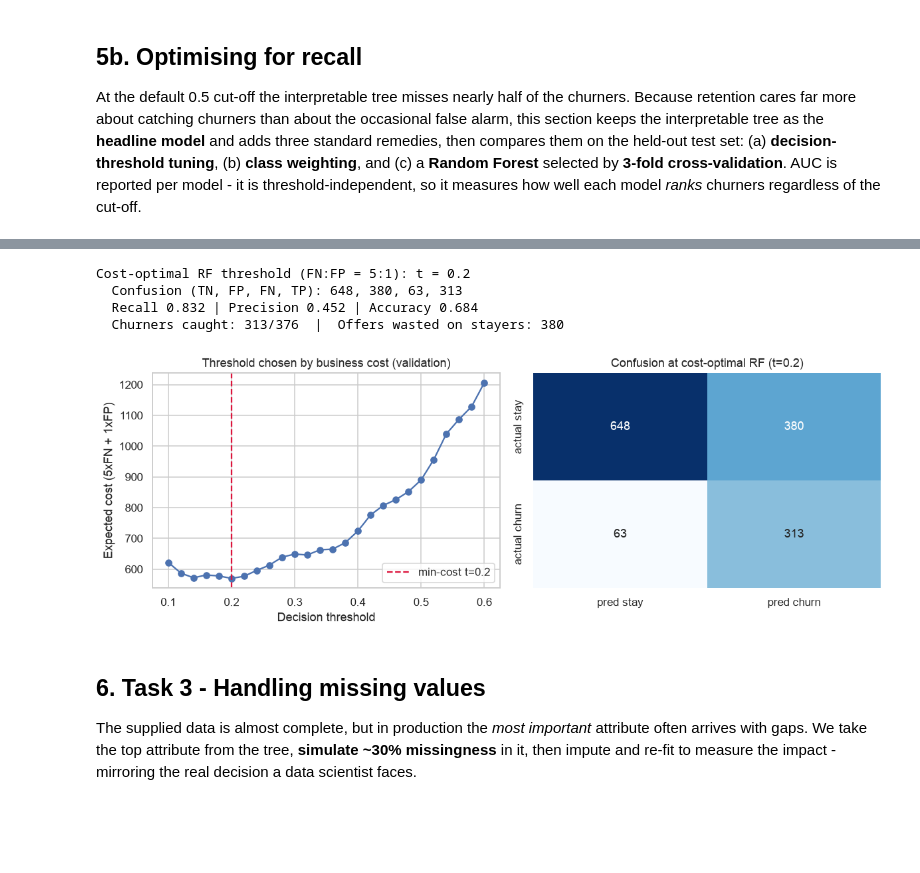
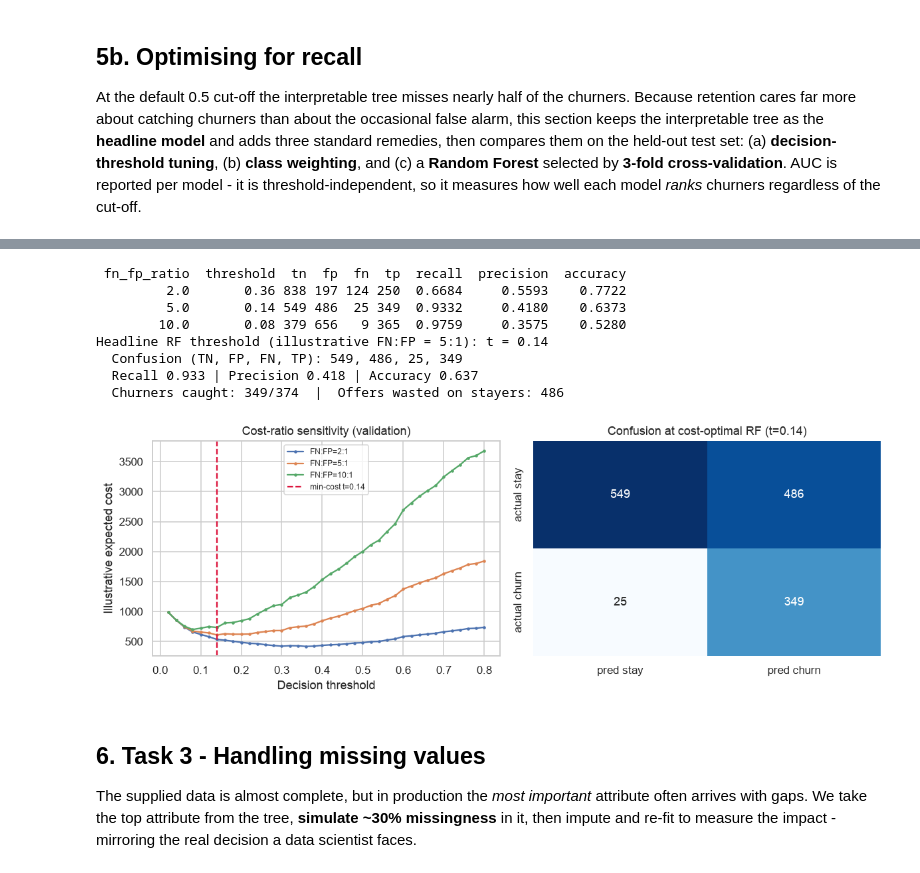
Before and after one commit to lfariabr/masters-swe-ai, a Jupyter notebook: 2026-T2/BDA/assignments/Assessment2/notebook/BDA601FariaLuis_Assessment2.ipynb, the cells around one changed output, grey strips where cells are left out. Cells and saved outputs as stored; diff of their text form; code cells hidden in the pictures; blank space fills up the shorter version.

```diff
--- a/2026-T2/BDA/assignments/Assessment2/notebook/BDA601FariaLuis_Assessment2.ipynb
+++ b/2026-T2/BDA/assignments/Assessment2/notebook/BDA601FariaLuis_Assessment2.ipynb
@@ -157,6 +158,6 @@ Numeric summary (central tendency: mean/median; dispersion: std/variance/range):
 # %%
 # Categorical levels and the modal category (central tendency for categoricals).
-cat_cols = [c for c in df.columns if df[c].dtype == "object" and c not in ("customerID", "Churn")]
+cat_cols = [c for c in df.columns if c not in num_cols + ["customerID", "Churn"]]
 for c in cat_cols:
     vc = df[c].value_counts()
     print(f"{c:18s} | levels={df[c].nunique()} | mode='{vc.index[0]}' ({vc.iloc[0]})")
@@ -218,8 +220,8 @@ plt.tight_layout(); plt.savefig(FIG_DIR / "fig03_categorical_churn_rate.png"); p
 # %%
 # 3.4 Correlation heatmap (numeric + label-encoded categoricals) to spot redundancy.
 enc = df.drop(columns=["customerID"]).copy()
-enc["TotalCharges"] = enc["TotalCharges"].fillna(enc["TotalCharges"].median())
-for c in enc.select_dtypes("object").columns:
+enc["TotalCharges"] = enc["TotalCharges"].fillna(0)
+for c in enc.select_dtypes(include=["object", "category"]).columns:
     enc[c] = enc[c].astype("category").cat.codes
 plt.figure(figsize=(11, 9))
 sns.heatmap(enc.corr(numeric_only=True), cmap="coolwarm", center=0, annot=False)
@@ -483,11 +568,12 @@ def churn_scores(s, t):
     f1   = 2 * prec * rec / (prec + rec) if (prec + rec) else 0.0
     return {"acc": (tp + tn) / len(y), "precision": prec, "recall": rec, "f1": f1}
 
-auc_eval = BinaryClassificationEvaluator(labelCol="label", rawPredictionCol="rawPrediction", metricName="areaUnderROC")
+auc_cv_eval = BinaryClassificationEvaluator(labelCol="label", rawPredictionCol="rawPrediction",
+                                             metricName="areaUnderROC")
 
 # (a) Tune the baseline tree's decision threshold on the VALIDATION set (maximise churn-class F1).
 val_s = scored(model.transform(val_df))
-grid = np.round(np.arange(0.10, 0.61, 0.02), 3)
+grid = np.round(np.arange(0.02, 0.81, 0.02), 3)
 val_curve = pd.DataFrame([{"t": t, **churn_scores(val_s, t)} for t in grid])
 t_tree = float(val_curve.loc[val_curve["f1"].idxmax(), "t"])
 print("Decision tree: best threshold on validation =", t_tree)
@@ -516,7 +602,7 @@ from pyspark.ml.classification import RandomForestClassifier
 from pyspark.ml.tuning import CrossValidator, ParamGridBuilder
 rf = RandomForestClassifier(labelCol="label", featuresCol="features", seed=RANDOM_SEED)
 rf_grid = ParamGridBuilder().addGrid(rf.numTrees, [60, 120]).addGrid(rf.maxDepth, [5, 8]).build()
-rf_cv = CrossValidator(estimator=rf, estimatorParamMaps=rf_grid, evaluator=auc_eval,
+rf_cv = CrossValidator(estimator=rf, estimatorParamMaps=rf_grid, evaluator=auc_cv_eval,
                        numFolds=3, seed=RANDOM_SEED, parallelism=2).fit(train_df)
 rf_model = rf_cv.bestModel
 print("RF best params: numTrees=%s  maxDepth=%s" % (rf_model.getNumTrees, rf_model.getOrDefault("maxDepth")))
@@ -530,9 +616,9 @@ t_rf = float(rf_curve.loc[rf_curve["f1"].idxmax(), "t"])
 tree_test = scored(model.transform(test_df))
 w_test    = scored(wtree.transform(test_df))
 rf_test   = scored(rf_model.transform(test_df))
-auc_tree, auc_w, auc_rf = (auc_eval.evaluate(model.transform(test_df)),
-                           auc_eval.evaluate(wtree.transform(test_df)),
-                           auc_eval.evaluate(rf_model.transform(test_df)))
+auc_tree, auc_w, auc_rf = (probability_auc(model.transform(test_df)),
+                           probability_auc(wtree.transform(test_df)),
+                           probability_auc(rf_model.transform(test_df)))
 
 def row_for(name, s, t, a):
     m = churn_scores(s, t)
@@ -581,48 +665,66 @@ abstract cut-off into an explicit business decision.
 # %%
-# A missed churner (FN) is set 5x as costly as a wasted offer (FP); minimise expected cost.
-COST_FN, COST_FP = 5.0, 1.0
+# Sensitivity analysis: missed-churner cost relative to a wasted retention offer.
+COST_RATIOS, COST_FP = [2.0, 5.0, 10.0], 1.0
 
 def counts(s, t):
     yhat = (s["p1"] >= t).astype(int); y = s["label"].astype(int)
     tp = int(((yhat == 1) & (y == 1)).sum()); fp = int(((yhat == 1) & (y == 0)).sum())
     fn = int(((yhat == 0) & (y == 1)).sum()); tn = int(((yhat == 0) & (y == 0)).sum())
     return tn, fp, fn, tp
 
-def exp_cost(s, t):
+def exp_cost(s, t, cost_fn):
     _, fp, fn, _ = counts(s, t)
-    return COST_FN * fn + COST_FP * fp
+    return cost_fn * fn + COST_FP * fp
 
-# Deploy the Random Forest (best AUC); choose its threshold by min expected cost on VALIDATION.
-cost_curve = pd.DataFrame([{"t": t, "cost": exp_cost(rf_val_s, t)} for t in grid])
-t_cost = float(cost_curve.loc[cost_curve["cost"].idxmin(), "t"])
-tn_c, fp_c, fn_c, tp_c = counts(rf_test, t_cost)
+# Select each threshold on validation, then evaluate it on the untouched test set.
+cost_rows, cost_curves = [], {}
+for ratio in COST_RATIOS:
+    curve = pd.DataFrame([{"t": t, "cost": exp_cost(rf_val_s, t, ratio)} for t in grid])
+    threshold = float(curve.loc[curve["cost"].idxmin(), "t"])
+    tn_s, fp_s, fn_s, tp_s = counts(rf_test, threshold)
+    score = churn_scores(rf_test, threshold)
+    cost_rows.append({"fn_fp_ratio": ratio, "threshold": threshold, "tn": tn_s, "fp": fp_s,
+                      "fn": fn_s, "tp": tp_s, "recall": score["recall"],
+                      "precision": score["precision"], "accuracy": score["acc"]})
+    cost_curves[ratio] = curve
+cost_sensitivity_df = pd.DataFrame(cost_rows)
+headline = cost_sensitivity_df.loc[cost_sensitivity_df["fn_fp_ratio"] == 5.0].iloc[0]
+t_cost = float(headline["threshold"])
+tn_c, fp_c, fn_c, tp_c = (int(headline[k]) for k in ["tn", "fp", "fn", "tp"])
 m_cost = churn_scores(rf_test, t_cost)
-print(f"Cost-optimal RF threshold (FN:FP = {COST_FN:.0f}:{COST_FP:.0f}): t = {t_cost}")
+print(cost_sensitivity_df.round(4).to_string(index=False))
+print(f"Headline RF threshold (illustrative FN:FP = 5:1): t = {t_cost}")
 print(f"  Confusion (TN, FP, FN, TP): {tn_c}, {fp_c}, {fn_c}, {tp_c}")
 print(f"  Recall {m_cost['recall']:.3f} | Precision {m_cost['precision']:.3f} | Accuracy {m_cost['acc']:.3f}")
 print(f"  Churners caught: {tp_c}/{tp_c + fn_c}  |  Offers wasted on stayers: {fp_c}")
 
 fig, ax = plt.subplots(1, 2, figsize=(11, 4))
-ax[0].plot(cost_curve["t"], cost_curve["cost"], marker="o")
+for ratio, curve in cost_curves.items():
+    ax[0].plot(curve["t"], curve["cost"], marker="o", ms=2, label=f"FN:FP={ratio:.0f}:1")
 ax[0].axvline(t_cost, ls="--", c="crimson", label=f"min-cost t={t_cost}")
-ax[0].set_xlabel("Decision threshold"); ax[0].set_ylabel(f"Expected cost ({COST_FN:.0f}xFN + {COST_FP:.0f}xFP)")
-ax[0].set_title("Threshold chosen by business cost (validation)"); ax[0].legend()
+ax[0].set_xlabel("Decision threshold"); ax[0].set_ylabel("Illustrative expected cost")
+ax[0].set_title("Cost-ratio sensitivity (validation)"); ax[0].legend(fontsize=8)
 cm = np.array([[tn_c, fp_c], [fn_c, tp_c]])
 sns.heatmap(cm, annot=True, fmt="d", cmap="Blues", cbar=False, ax=ax[1],
             xticklabels=["pred stay", "pred churn"], yticklabels=["actual stay", "actual churn"])
 ax[1].set_title(f"Confusion at cost-optimal RF (t={t_cost})")
 plt.tight_layout(); plt.savefig(FIG_DIR / "fig11_cost_operating_point.png"); plt.show()
 
-business_operating_point = {"cost_fn": COST_FN, "cost_fp": COST_FP, "threshold": t_cost,
+cost_sensitivity = cost_sensitivity_df.round(4).to_dict(orient="records")
+business_operating_point = {"cost_fn": 5.0, "cost_fp": COST_FP, "threshold": t_cost,
                             "confusion": {"tn": tn_c, "fp": fp_c, "fn": fn_c, "tp": tp_c},
                             "recall": round(m_cost["recall"], 4), "precision": round(m_cost["precision"], 4),
                             "accuracy": round(m_cost["acc"], 4)}
 # %% [output]
-Cost-optimal RF threshold (FN:FP = 5:1): t = 0.2
-  Confusion (TN, FP, FN, TP): 648, 380, 63, 313
-  Recall 0.832 | Precision 0.452 | Accuracy 0.684
-  Churners caught: 313/376  |  Offers wasted on stayers: 380
+ fn_fp_ratio  threshold  tn  fp  fn  tp  recall  precision  accuracy
+         2.0       0.36 838 197 124 250  0.6684     0.5593    0.7722
+         5.0       0.14 549 486  25 349  0.9332     0.4180    0.6373
+        10.0       0.08 379 656   9 365  0.9759     0.3575    0.5280
+Headline RF threshold (illustrative FN:FP = 5:1): t = 0.14
+  Confusion (TN, FP, FN, TP): 549, 486, 25, 349
+  Recall 0.933 | Precision 0.418 | Accuracy 0.637
+  Churners caught: 349/374  |  Offers wasted on stayers: 486
-[figure, old version]
+[figure, new version]
 # %% [markdown]
 ## 6. Task 3 - Handling missing values
 
```
Also changed, not shown: parts of 24 cells of this notebook, 14 other files.
